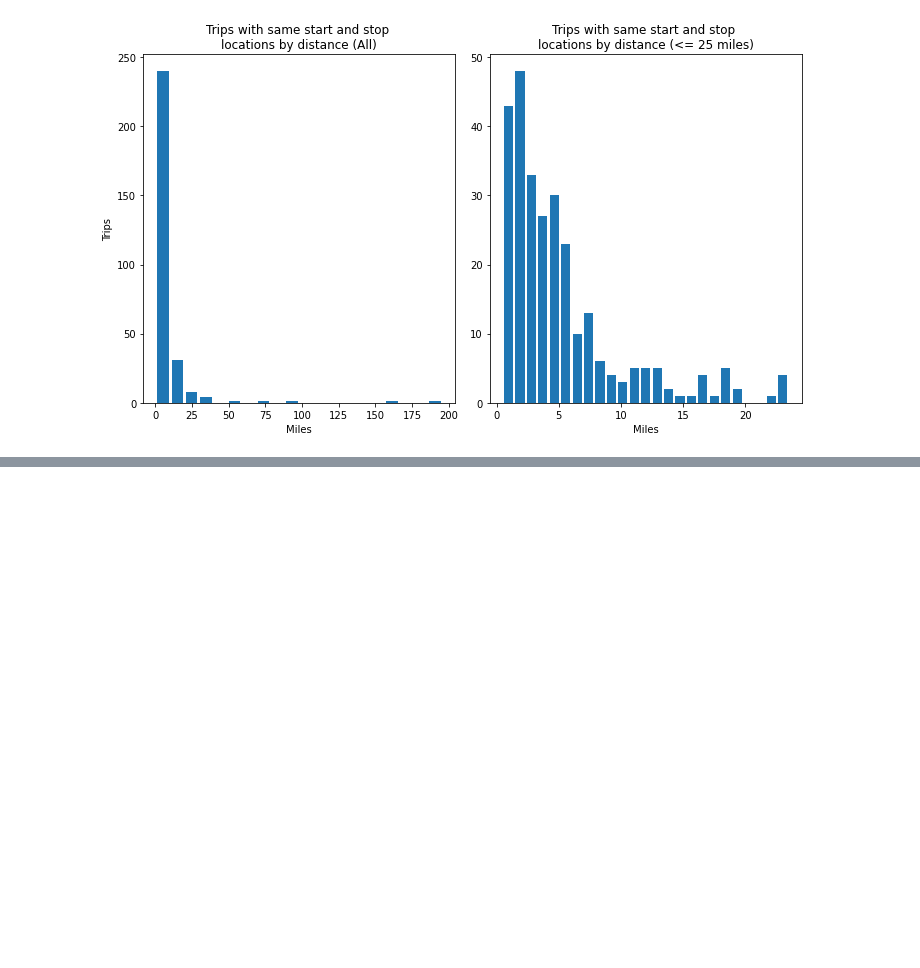
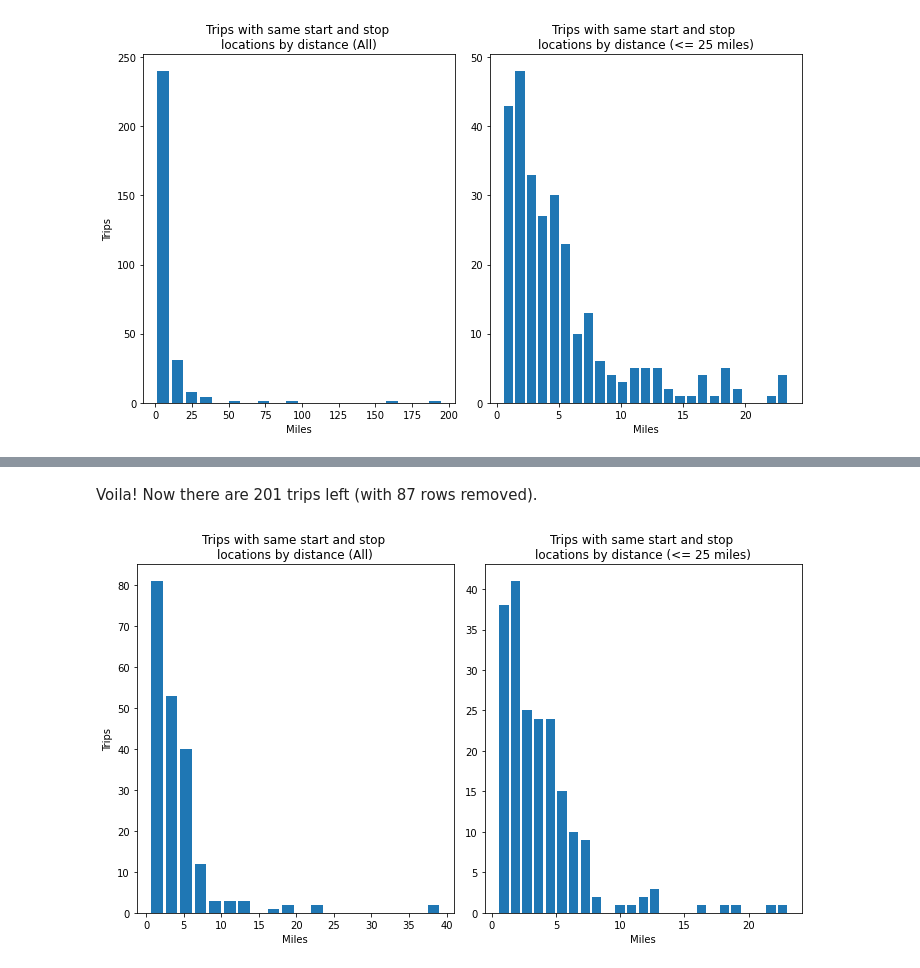
Before and after one commit to LongPhan1912/UberRides, a Jupyter notebook: uber_rides.ipynb, the cells around one changed output, grey strips where cells are left out. Cells and saved outputs as stored; diff of their text form; code cells hidden in the pictures; blank space fills up the shorter version.

```diff
--- a/uber_rides.ipynb
+++ b/uber_rides.ipynb
@@ -301,23 +320,26 @@ same_dest = pd.DataFrame(data[data['START'] == data['STOP']]).reset_index(drop=T
 # 288 trips had the same start and stop location.
 len(same_dest)
 
-df1 = pd.DataFrame(same_dest['MILES'])
-df2 = df1[df1['MILES'] <= 25]
+def show_same_start_and_end(data):
+    df0 = pd.DataFrame(data['MILES'])
+    df1 = df0[df0['MILES'] <= 25]
 
-fig, axes = plt.subplots(1, 2, figsize=(10, 6))
+    fig, axes = plt.subplots(1, 2, figsize=(10, 6))
 
-# Plot the histogram for all the trips with the same start and stop location
-axes[0].hist(df1, bins=20, histtype='barstacked', rwidth=0.8)
-axes[0].set_title('Trips with same start and stop \nlocations by distance (All)')
-axes[0].set_xlabel('Miles')
-axes[0].set_ylabel('Trips')
+    # Plot the histogram for all the trips with the same start and stop location
+    axes[0].hist(df0, bins=20, histtype='barstacked', rwidth=0.8)
+    axes[0].set_title('Trips with same start and stop \nlocations by distance (All)')
+    axes[0].set_xlabel('Miles')
+    axes[0].set_ylabel('Trips')
 
-# Plot the histogram for all the trips with the same start and stop location, but only for trips <= 25 miles
-axes[1].hist(df2, bins=25, histtype='barstacked', rwidth=0.8)
-axes[1].set_title('Trips with same start and stop \nlocations by distance (<= 25 miles)')
-axes[1].set_xlabel('Miles')
+    # Plot the histogram for all the trips with the same start and stop location, but only for trips <= 25 miles
+    axes[1].hist(df1, bins=25, histtype='barstacked', rwidth=0.8)
+    axes[1].set_title('Trips with same start and stop \nlocations by distance (<= 25 miles)')
+    axes[1].set_xlabel('Miles')
 
-fig.tight_layout()
-plt.show()
+    fig.tight_layout()
+    plt.show()
+
+show_same_start_and_end(same_dest)
 # %% [output]
 [figure]
@@ -323,0 +368,3 @@ plt.show()
+# %%
+same_dest_known = same_dest[same_dest['START'] != 'Unknown Location'].reset_index(drop=True)
+same_dest_known
@@ -323,0 +385,6 @@ plt.show()
+# %% [markdown]
+Voila! Now there are 201 trips left (with 87 rows removed).
+# %%
+show_same_start_and_end(same_dest_known)
+# %% [output]
+[figure, added]
```
Also changed, not shown: parts of 37 cells of this notebook.
